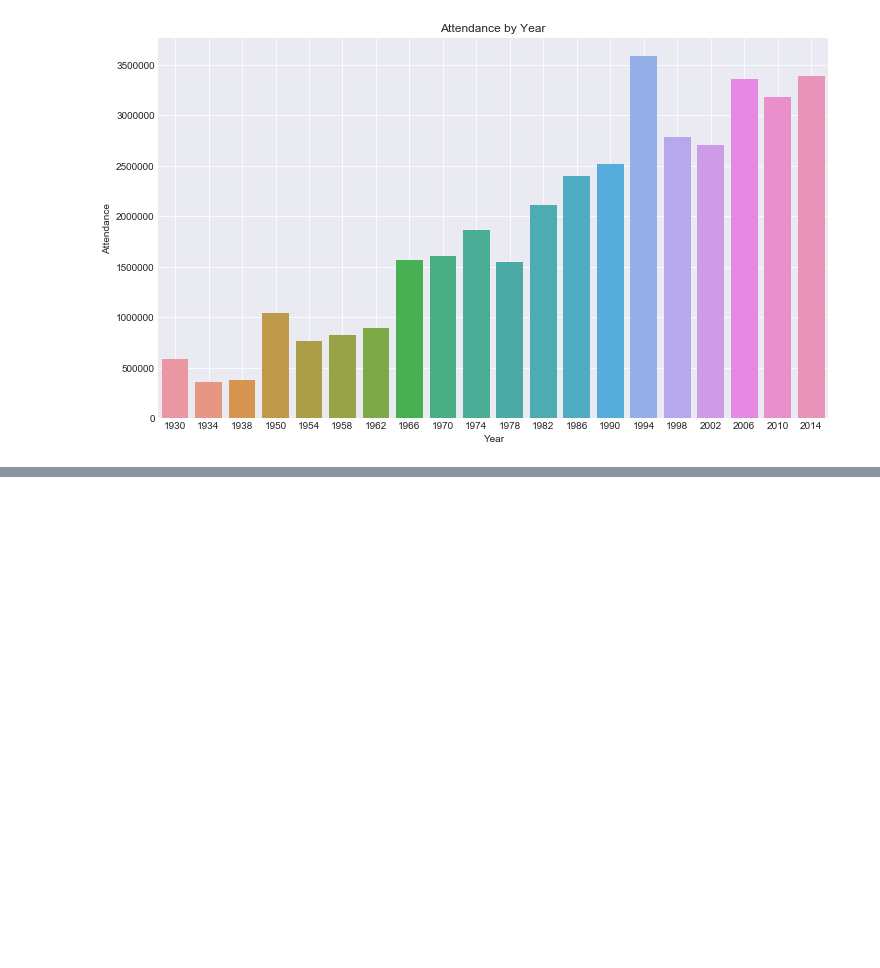
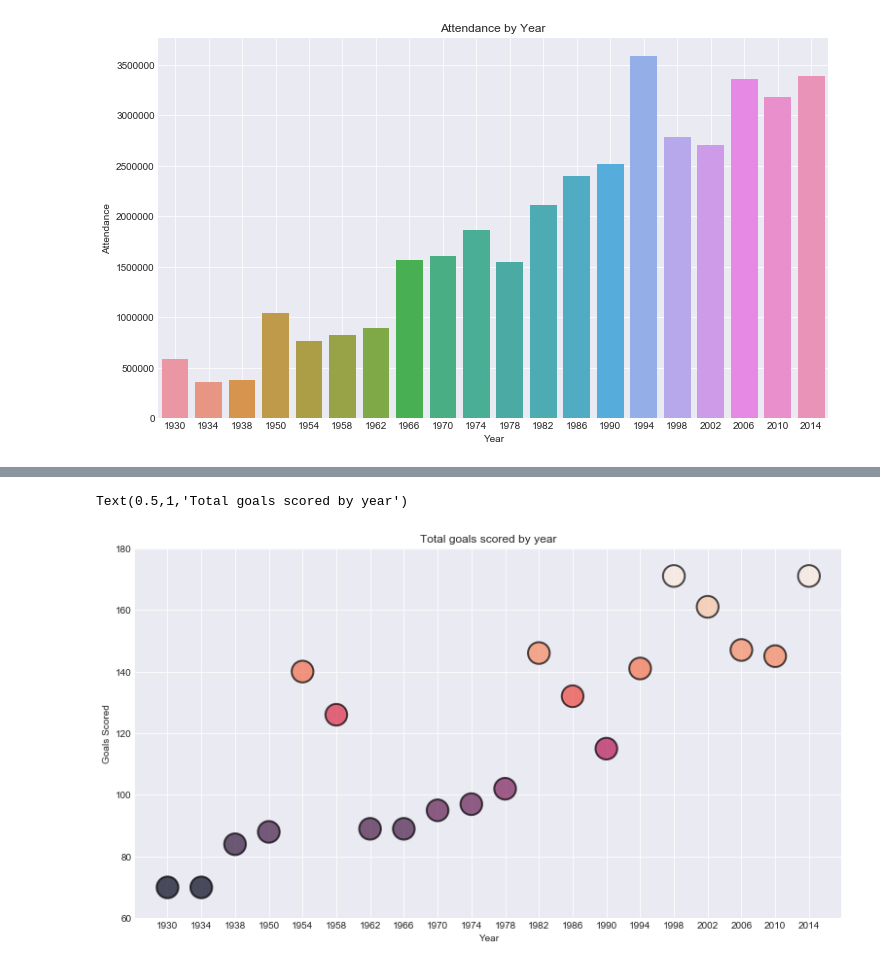
Before and after one commit to innovator-arjun/FIFA-World-Cup-Prediction, a Jupyter notebook: FIFA World Cup Predicition.ipynb, the cells around one changed output, grey strips where cells are left out. Saved outputs shown, nothing was run; the diff lists cells and outputs as text; code cells hidden in the pictures; blank space fills up the shorter version.

```diff
--- a/FIFA World Cup Predicition.ipynb
+++ b/FIFA World Cup Predicition.ipynb
@@ -105,0 +102,16 @@ plt.scatter("Year","GoalsScored",data=cups_data)
+# %%
+plt.figure(figsize=(13,7))
+cups_data['Year']=cups_data.astype(str)
+plt.scatter("Year","GoalsScored",data=cups_data,c=cups_data['GoalsScored'],s=500,alpha=.7,
+            linewidth=2,edgecolor="k",)
+
+plt.xticks(cups_data['Year'].unique())
+plt.yticks(np.arange(60,200,20))
+
+plt.xlabel('Year')
+plt.ylabel('Goals Scored')
+
+plt.title('Total goals scored by year')
+# %% [output]
+Text(0.5,1,'Total goals scored by year')
+[figure, added]
```
Also changed, not shown: parts of 5 cells of this notebook.
